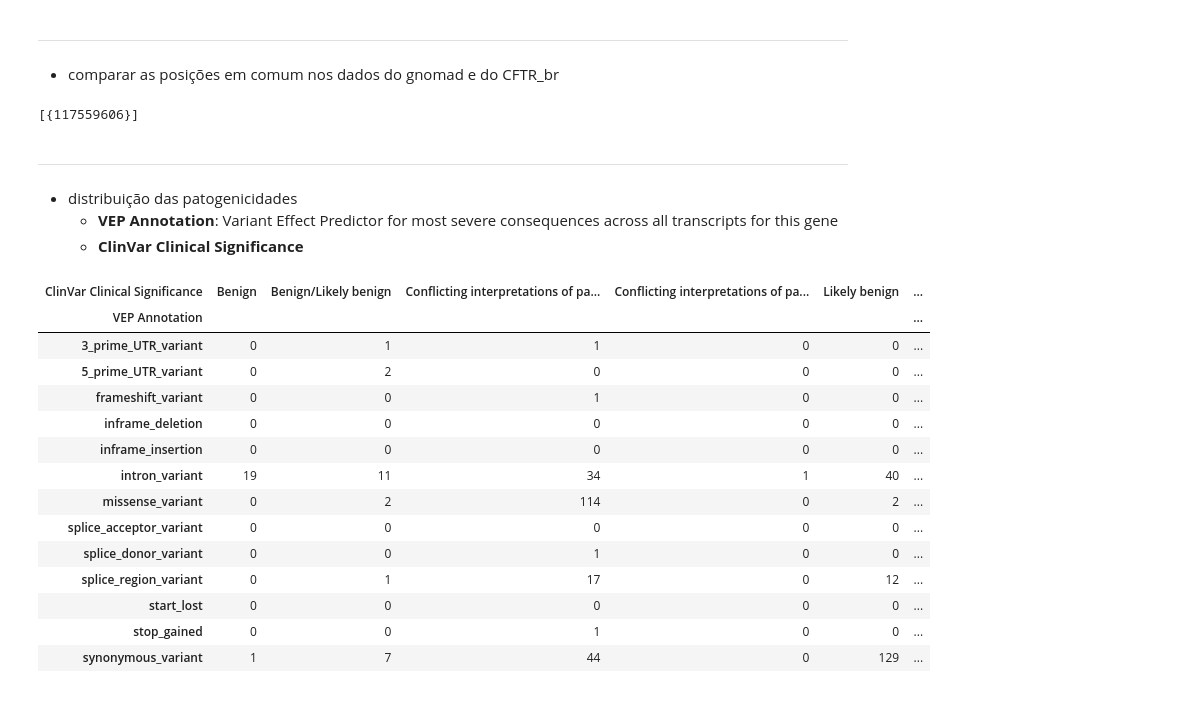
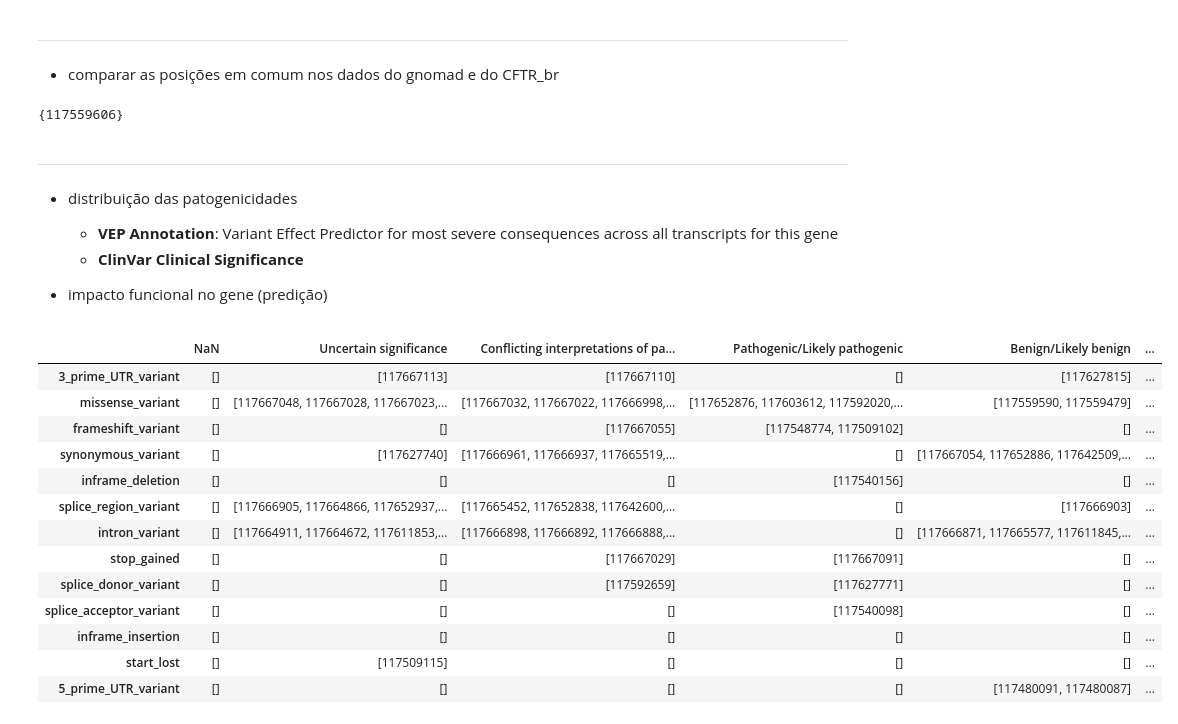
Before and after one commit to Rafaelca70x/estagio-bio-info-LGHM, a Jupyter notebook: genomica_popul_3.ipynb, the cells around one changed output. Drawn from its saved outputs; the diff is of its cells as text; code cells hidden in the pictures.

```diff
--- a/genomica_popul_3.ipynb
+++ b/genomica_popul_3.ipynb
@@ -7,3 +7,14 @@ import matplotlib.pyplot as plt
 import seaborn as sns
 # %%
 #localização do CFTR no chr7: 117465784 - 117715971
+# %%
+#carregando datasets
+
+path_cftr_br = r'/content/drive/MyDrive/ESTAGIO LGHM/datasets/CFTR_BR_freq.csv'
+cftr_br = pd.read_csv(path_cftr_br, sep = ',', low_memory=False) #frequencia alelica - 22 variantes
+
+gnomad_cftr_v3_path = r'/content/drive/MyDrive/ESTAGIO LGHM/datasets/gnomAD_v3.1.2.csv' #versão 3
+gnomad_cftr_v3 = pd.read_csv(gnomad_cftr_v3_path)
+
+gtex_path = r'/content/drive/MyDrive/ESTAGIO LGHM/datasets/GTEx Portal.csv' #Genotype-Tissue Expression
+gtex = pd.read_csv(gtex_path)
@@ -35,30 +42,43 @@ pos_df = pd.concat([cftr_br['POS'],pos_com],axis=1,sort=True)
 pos_df.rename(columns = {'POS': 'POS_CFTR_BR', 0:'POS_GNOMAD_V3'}, inplace=True)
 # %%
 #posição faltante no CFTR do gnomad_v3
+
 set(pos_df.POS_CFTR_BR) - set(pos_df.POS_GNOMAD_V3)
 #pos_df['POS_CFTR_BR'].isin(pos_df['POS_GNOMAD_V3'])
 # %% [output]
-[{117559606}]
+{117559606}
 # %% [markdown]
 ____________________________________________________________________
 - distribuição das patogenicidades
      - **VEP Annotation**: Variant Effect Predictor for most severe consequences across all transcripts for this gene
      - **ClinVar Clinical Significance**
+
+- impacto funcional no gene (predição)
 # %%
-pd.crosstab(gnomad_cftr_v3['VEP Annotation'], gnomad_cftr_v3['ClinVar Clinical Significance'])
+patogen = pd.crosstab(gnomad_cftr_v3['VEP Annotation'], gnomad_cftr_v3['ClinVar Clinical Significance'])
+#patogen.to_csv('Variant Effect Predictor and Clinical significante')
-# %% [output]
-| ClinVar Clinical Significance | Benign | Benign/Likely benign | Conflicting interpretations of pa... | Conflicting interpretations of pa... | Likely benign | ... |
-| VEP Annotation |  |  |  |  |  | ... |
-| 3_prime_UTR_variant | 0 | 1 | 1 | 0 | 0 | ... |
-| 5_prime_UTR_variant | 0 | 2 | 0 | 0 | 0 | ... |
-| frameshift_variant | 0 | 0 | 1 | 0 | 0 | ... |
-| inframe_deletion | 0 | 0 | 0 | 0 | 0 | ... |
-| inframe_insertion | 0 | 0 | 0 | 0 | 0 | ... |
-| intron_variant | 19 | 11 | 34 | 1 | 40 | ... |
-| missense_variant | 0 | 2 | 114 | 0 | 2 | ... |
-| splice_acceptor_variant | 0 | 0 | 0 | 0 | 0 | ... |
-| splice_donor_variant | 0 | 0 | 1 | 0 | 0 | ... |
-| splice_region_variant | 0 | 1 | 17 | 0 | 12 | ... |
-| start_lost | 0 | 0 | 0 | 0 | 0 | ... |
-| stop_gained | 0 | 0 | 1 | 0 | 0 | ... |
-| synonymous_variant | 1 | 7 | 44 | 0 | 129 | ... |
+# %%
+df_out = pd.DataFrame(index = gnomad_cftr_v3['VEP Annotation'].unique().tolist(),
+                      columns = gnomad_cftr_v3['ClinVar Clinical Significance'].unique().tolist())
+
+for index, row in df_out.iterrows():
+  for col in df_out.columns:
+    df_out.loc[index, col] = gnomad_cftr_v3.loc[((gnomad_cftr_v3['VEP Annotation'] == index) & (gnomad_cftr_v3['ClinVar Clinical Significance'] == col)), 'Position'].values
+    #variantes para cada clinical significance e predição funcional
+# %%
+df_out
+# %% [output]
+|  | NaN | Uncertain significance | Conflicting interpretations of pa... | Pathogenic/Likely pathogenic | Benign/Likely benign | ... |
+| 3_prime_UTR_variant | [] | [117667113] | [117667110] | [] | [117627815] | ... |
+| missense_variant | [] | [117667048, 117667028, 117667023,... | [117667032, 117667022, 117666998,... | [117652876, 117603612, 117592020,... | [117559590, 117559479] | ... |
+| frameshift_variant | [] | [] | [117667055] | [117548774, 117509102] | [] | ... |
+| synonymous_variant | [] | [117627740] | [117666961, 117666937, 117665519,... | [] | [117667054, 117652886, 117642509,... | ... |
+| inframe_deletion | [] | [] | [] | [117540156] | [] | ... |
+| splice_region_variant | [] | [117666905, 117664866, 117652937,... | [117665452, 117652838, 117642600,... | [] | [117666903] | ... |
+| intron_variant | [] | [117664911, 117664672, 117611853,... | [117666898, 117666892, 117666888,... | [] | [117666871, 117665577, 117611845,... | ... |
+| stop_gained | [] | [] | [117667029] | [117667091] | [] | ... |
+| splice_donor_variant | [] | [] | [117592659] | [117627771] | [] | ... |
+| splice_acceptor_variant | [] | [] | [] | [117540098] | [] | ... |
+| inframe_insertion | [] | [] | [] | [] | [] | ... |
+| start_lost | [] | [117509115] | [] | [] | [] | ... |
+| 5_prime_UTR_variant | [] | [] | [] | [] | [117480091, 117480087] | ... |
```
Also changed, not shown: parts of 9 cells of this notebook.
